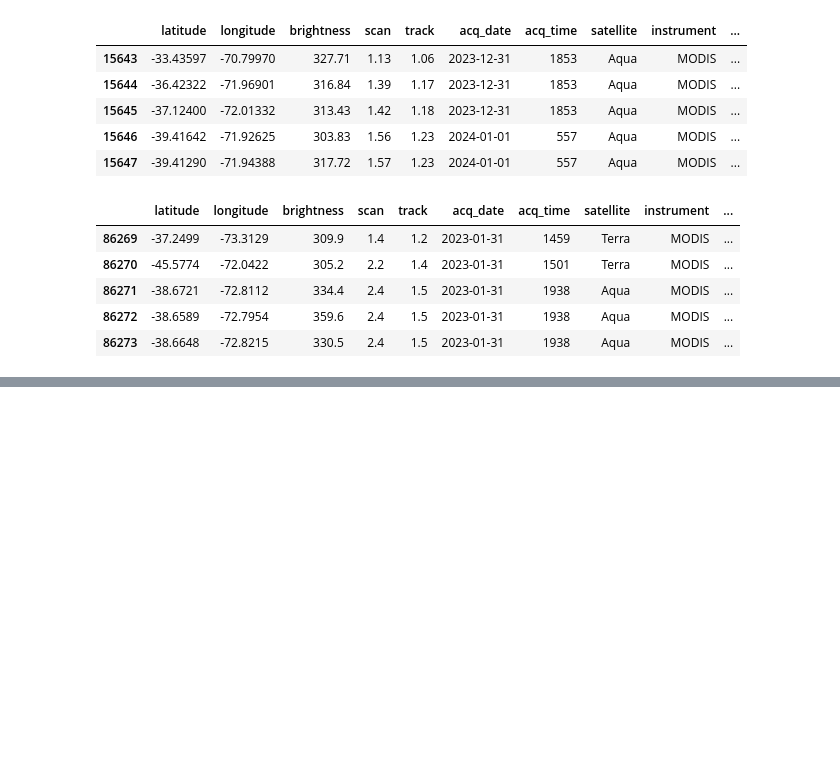
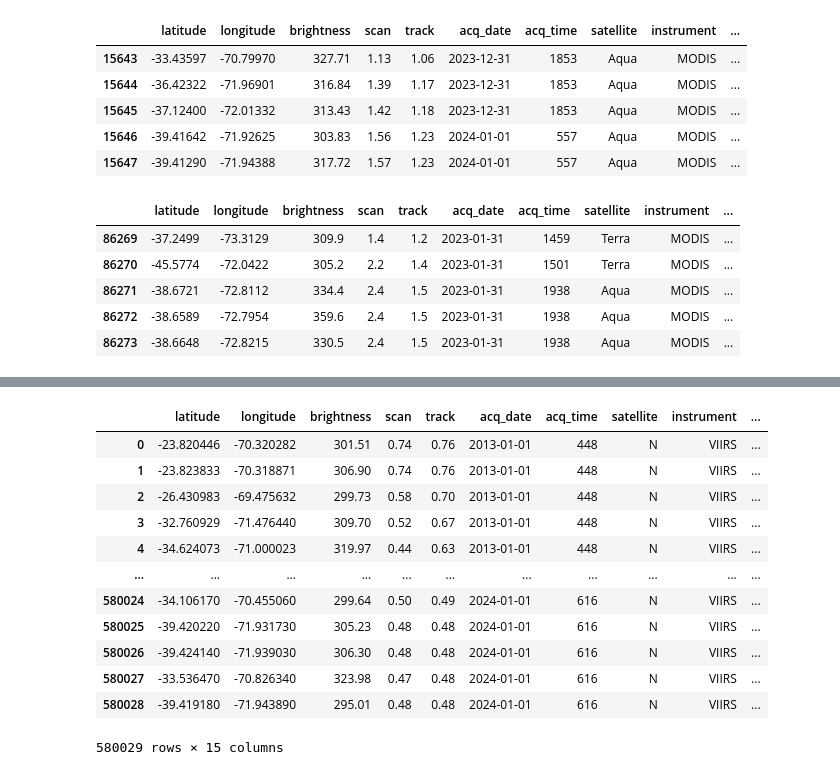
Before and after one commit to sebastiantare/chileanfires, a Jupyter notebook: notebooks/MergeFiles.ipynb, the cells around one changed output, grey strips where cells are left out. Cells and saved outputs as stored; diff of their text form; code cells hidden in the pictures; blank space fills up the shorter version.

```diff
--- a/notebooks/MergeFiles.ipynb
+++ b/notebooks/MergeFiles.ipynb
@@ -108,0 +126,16 @@ merged_df['hour'] = merged_df['hour'].dt.components.hours
+# %%
+merged_df
+# %% [output]
+|  | latitude | longitude | brightness | scan | track | acq_date | acq_time | satellite | instrument | ... |
+| 0 | -23.820446 | -70.320282 | 301.51 | 0.74 | 0.76 | 2013-01-01 | 448 | N | VIIRS | ... |
+| 1 | -23.823833 | -70.318871 | 306.90 | 0.74 | 0.76 | 2013-01-01 | 448 | N | VIIRS | ... |
+| 2 | -26.430983 | -69.475632 | 299.73 | 0.58 | 0.70 | 2013-01-01 | 448 | N | VIIRS | ... |
+| 3 | -32.760929 | -71.476440 | 309.70 | 0.52 | 0.67 | 2013-01-01 | 448 | N | VIIRS | ... |
+| 4 | -34.624073 | -71.000023 | 319.97 | 0.44 | 0.63 | 2013-01-01 | 448 | N | VIIRS | ... |
+| ... | ... | ... | ... | ... | ... | ... | ... | ... | ... | ... |
+| 580024 | -34.106170 | -70.455060 | 299.64 | 0.50 | 0.49 | 2024-01-01 | 616 | N | VIIRS | ... |
+| 580025 | -39.420220 | -71.931730 | 305.23 | 0.48 | 0.48 | 2024-01-01 | 616 | N | VIIRS | ... |
+| 580026 | -39.424140 | -71.939030 | 306.30 | 0.48 | 0.48 | 2024-01-01 | 616 | N | VIIRS | ... |
+| 580027 | -33.536470 | -70.826340 | 323.98 | 0.47 | 0.48 | 2024-01-01 | 616 | N | VIIRS | ... |
+| 580028 | -39.419180 | -71.943890 | 295.01 | 0.48 | 0.48 | 2024-01-01 | 616 | N | VIIRS | ... |
+580029 rows × 15 columns
```
Also changed, not shown: parts of 14 cells of this notebook, 29 other files.
